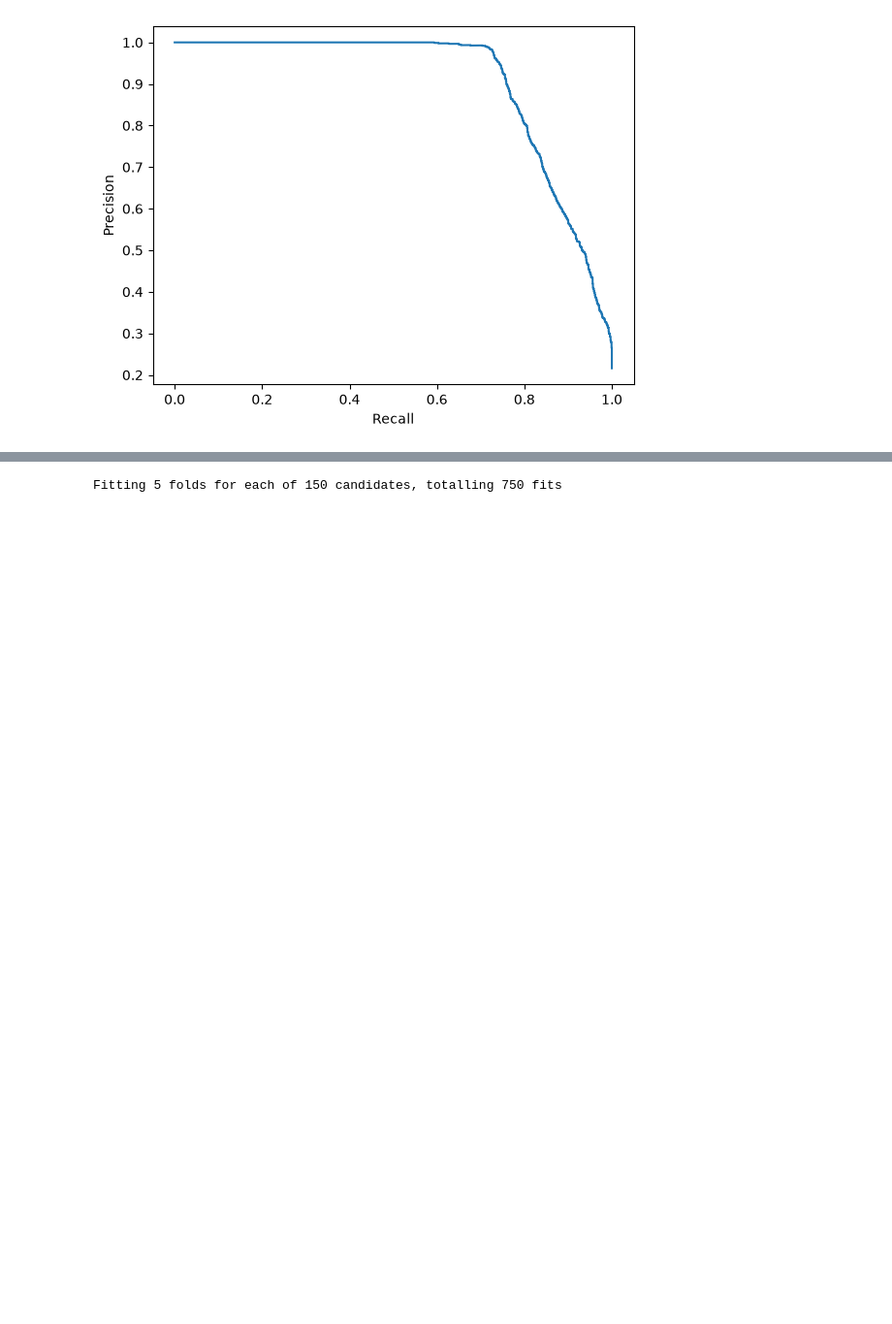
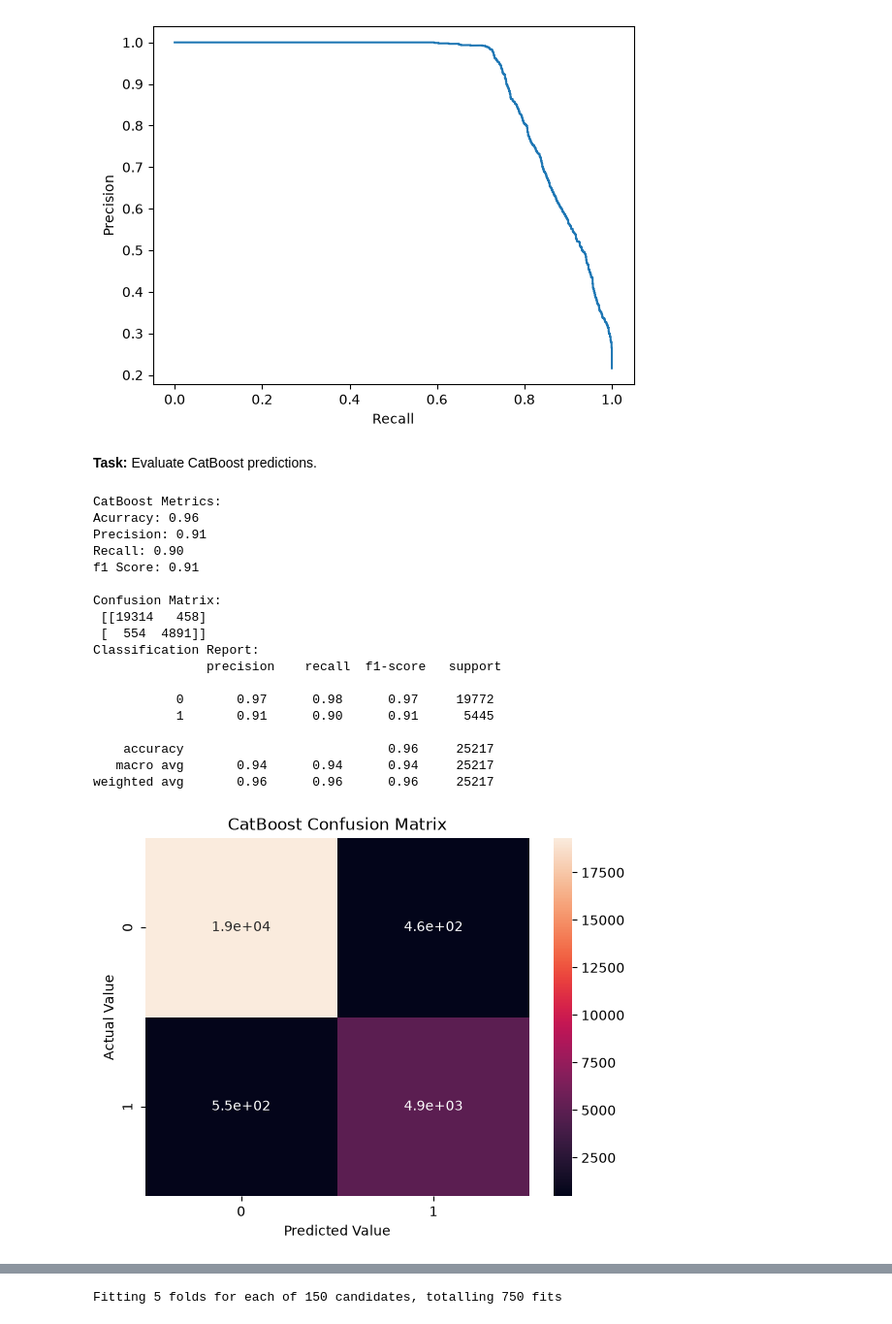
Before and after one commit to sahbimlesh007/credit-risk-scoring-system, a Jupyter notebook: trials.ipynb, the cells around one changed output, grey strips where cells are left out. Shown at 97% size. Drawn from its saved outputs; the diff is of its cells as text; code cells hidden in the pictures; blank space fills up the shorter version.

```diff
--- a/trials.ipynb
+++ b/trials.ipynb
@@ -532,3 +879,27 @@ Classification Report:
 weighted avg       0.92      0.92      0.92      6305
 [figure]
 [figure]
+# %% [markdown]
+**Task:** Evaluate CatBoost predictions.
+# %%
+modelEvaluater('CatBoost', ctb_model, X_train, y_train)
+# %% [output]
+CatBoost Metrics:
+Acurracy: 0.96
+Precision: 0.91
+Recall: 0.90
+f1 Score: 0.91
+
+Confusion Matrix:
+ [[19314   458]
+ [  554  4891]]
+Classification Report:
+               precision    recall  f1-score   support
+
+           0       0.97      0.98      0.97     19772
+           1       0.91      0.90      0.91      5445
+
+    accuracy                           0.96     25217
+   macro avg       0.94      0.94      0.94     25217
+weighted avg       0.96      0.96      0.96     25217
+[figure, added]
```
Also changed, not shown: parts of 129 cells of this notebook, 19 other files.
